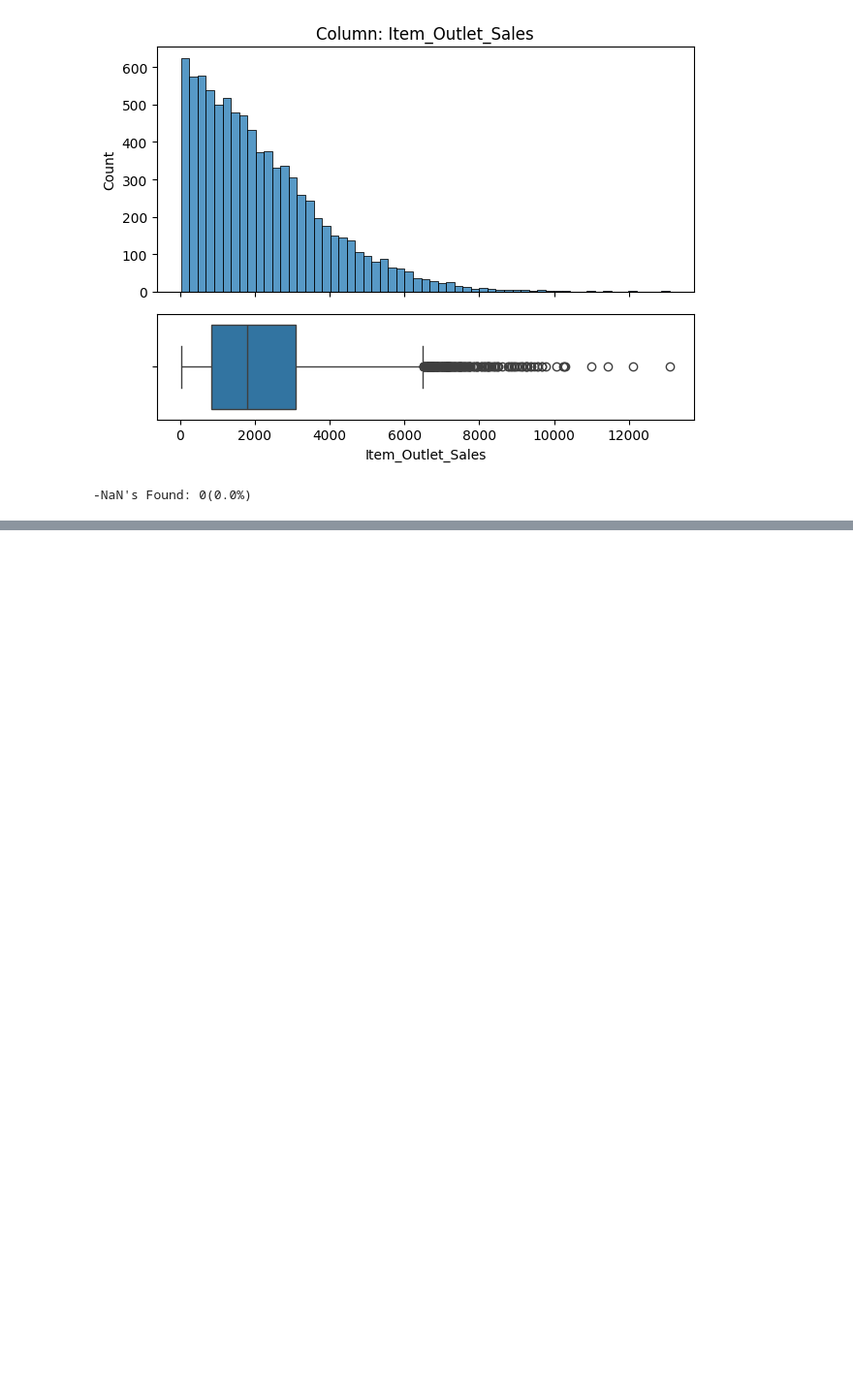
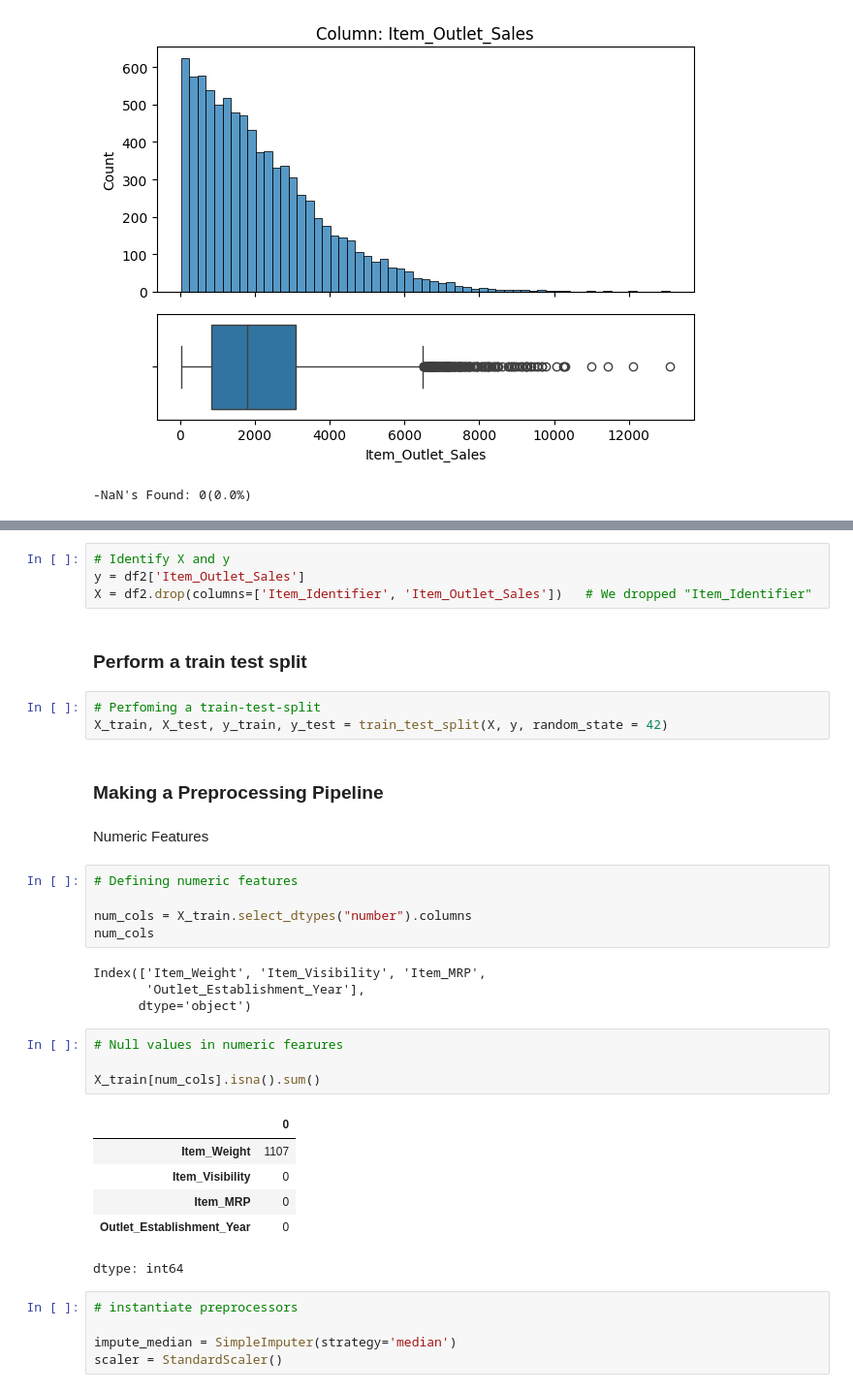
Before and after one commit to NasserKishek/Prediction-of-Product-Sales-, a Jupyter notebook: Prediction_of_product_sales.ipynb, the cells around one changed output, grey strips where cells are left out. Shown at 97% size. Cells and saved outputs as stored; diff of their text form; blank space fills up the shorter version.

```diff
--- a/Prediction_of_product_sales.ipynb
+++ b/Prediction_of_product_sales.ipynb
@@ -970,0 +1075,38 @@ explore_numeric(df, x='Item_Outlet_Sales');
+# %%
+# Identify X and y
+y = df2['Item_Outlet_Sales']
+X = df2.drop(columns=['Item_Identifier', 'Item_Outlet_Sales'])   # We dropped "Item_Identifier"
+# %% [markdown]
+### Perform a train test split
+# %%
+# Perfoming a train-test-split
+X_train, X_test, y_train, y_test = train_test_split(X, y, random_state = 42)
+# %% [markdown]
+### Making a Preprocessing Pipeline
+# %% [markdown]
+Numeric Features
+# %%
+# Defining numeric features
+
+num_cols = X_train.select_dtypes("number").columns
+num_cols
+# %% [output]
+Index(['Item_Weight', 'Item_Visibility', 'Item_MRP',
+       'Outlet_Establishment_Year'],
+      dtype='object')
+# %%
+# Null values in numeric fearures
+
+X_train[num_cols].isna().sum()
+# %% [output]
+|  | 0 |
+| Item_Weight | 1107 |
+| Item_Visibility | 0 |
+| Item_MRP | 0 |
+| Outlet_Establishment_Year | 0 |
+dtype: int64
+# %%
+# instantiate preprocessors
+
+impute_median = SimpleImputer(strategy='median')
+scaler = StandardScaler()
```
Also changed, not shown: parts of 47 cells of this notebook.
